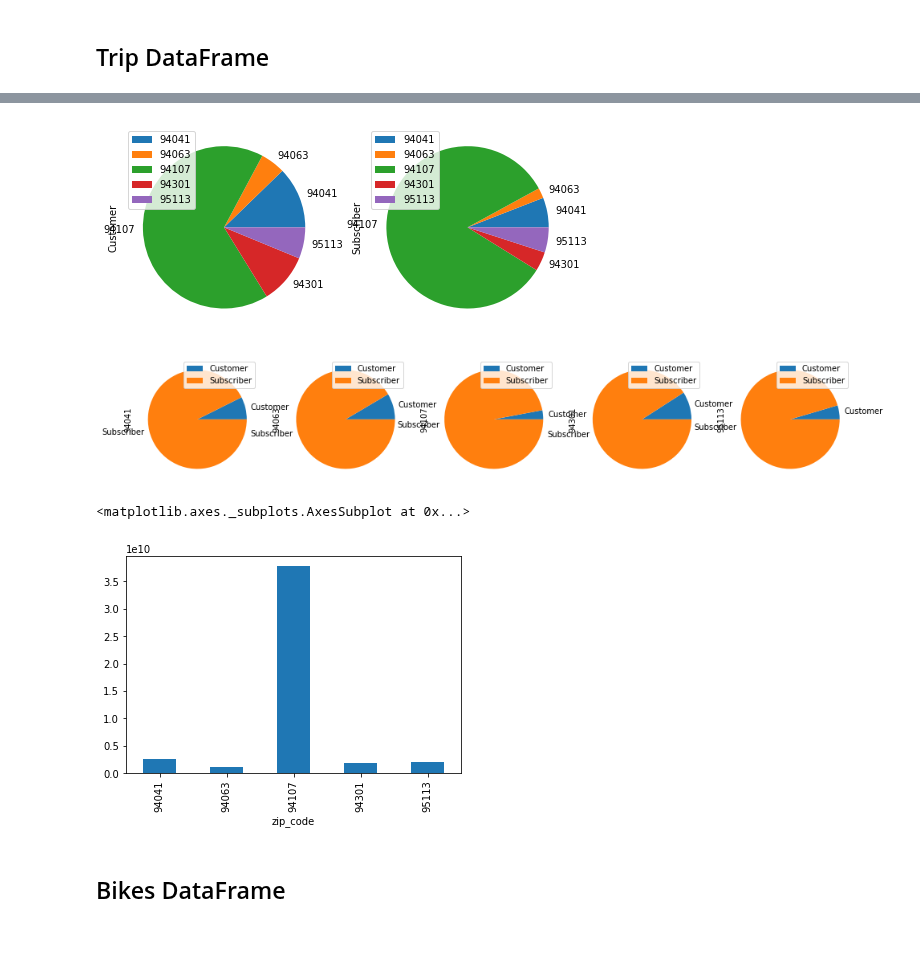
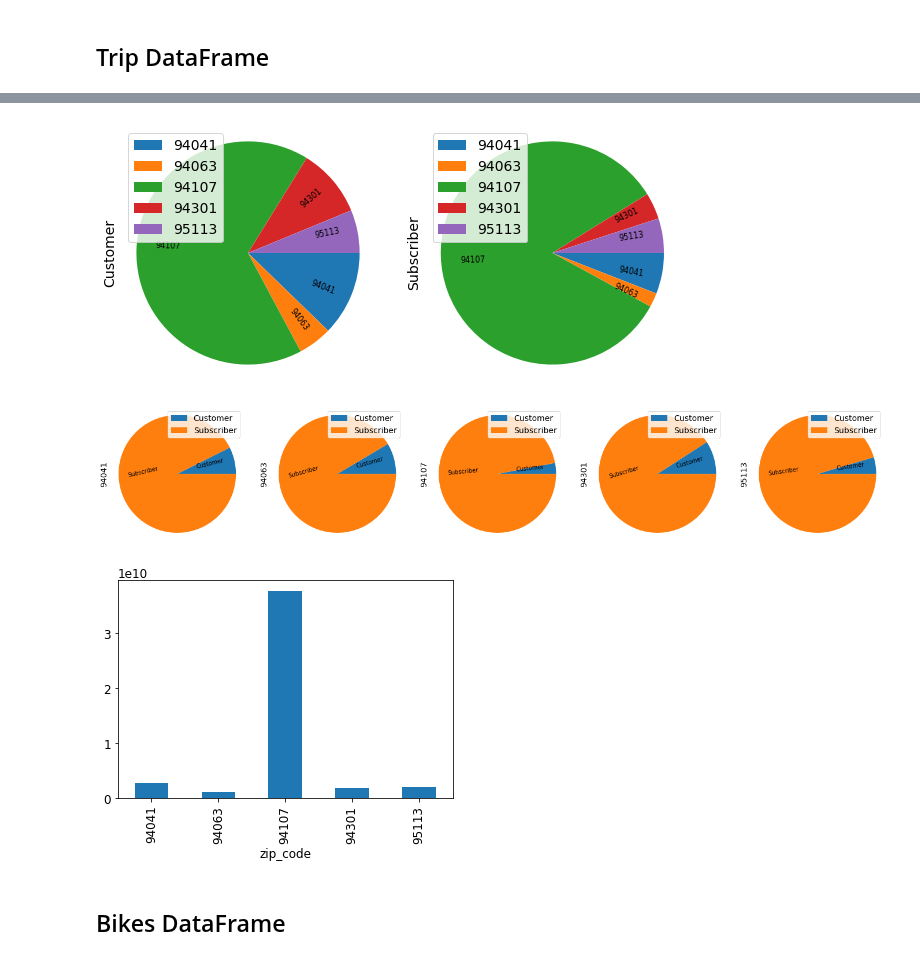
Before and after one commit to orbenishay/pandas-project, a Jupyter notebook: Bicycle_10.ipynb, the cells around one changed output, grey strips where cells are left out. Saved outputs shown, nothing was run; the diff lists cells and outputs as text; code cells hidden in the pictures.

```diff
--- a/Bicycle_10.ipynb
+++ b/Bicycle_10.ipynb
@@ -40,7 +40,8 @@ df_station.head()
 | 5 | Adobe on Almaden | 37.331415 | -121.893200 | 16 | San Jose | 08/05/2013 |
 | 6 | San Pedro Square | 37.336721 | -121.894074 | 28 | San Jose | 08/07/2013 |
 # %%
-df_station.groupby('city')['station_name'].count().plot.pie(figsize=(8, 5))
+df_station.groupby('city')['station_name'].count().plot.pie(fontsize=8, figsize=(8,8), labeldistance=0.5, rotatelabels=True, counterclock=True, radius= 0.9)
 plt.legend(('Mountain View', 'Palo Alto', 'Redwood City','San Francisco','San Jose'),loc='lower left')
 plt.title('Proportion of # stations per ciry')
+plt.rcParams['font.size'] = 14
 # %% [output]
@@ -109,16 +137,18 @@ df_trip.head()
 # %%
-df_trip_subscription = df_trip.groupby(['subscription_type', 'zip_code'])['id'].count().unstack(0).plot.pie(subplots=True, figsize=(8,8))
+df_trip_subscription = df_trip.groupby(['subscription_type', 'zip_code'])['id'].count().unstack(0).plot.pie(fontsize=8,subplots=True, figsize=(10,8), labeldistance=0.6, rotatelabels=True, counterclock=False, radius= 1.1)
+plt.rcParams['font.size'] = 14
 # %% [output]
-[figure, old version]
+[figure, new version]
 # %%
-df_trip_zipcode = df_trip.groupby(['subscription_type', 'zip_code'])['id'].count().unstack(1).plot.pie(subplots=True, figsize=(16,16))
+df_trip_zipcode = df_trip.groupby(['subscription_type', 'zip_code'])['id'].count().unstack(1).plot.pie(subplots=True, figsize=(24,16), fontsize=10, labeldistance=0.32, rotatelabels=True, center=(0,2), radius= 1.1)
+plt.rcParams['font.size'] = 14
 # %% [output]
-[figure, old version]
+[figure, new version]
 # %%
 df_trip.groupby('zip_code')['id'].sum().plot.bar()
+plt.rcParams['font.size'] = 14
 # %% [output]
-<matplotlib.axes._subplots.AxesSubplot at 0x...>
-[figure, old version]
+[figure, new version]
 # %% [markdown]
 ## Bikes DataFrame
 # %%
```
Also changed, not shown: parts of 24 cells of this notebook.
